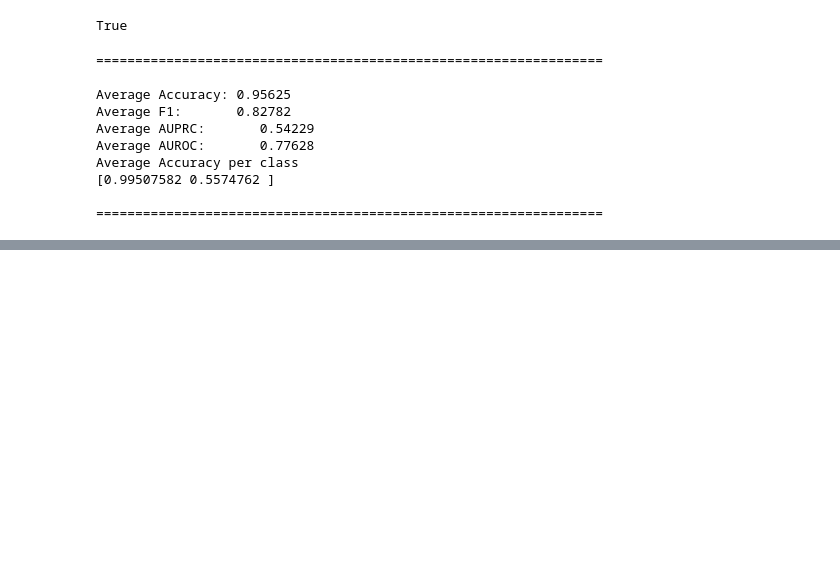
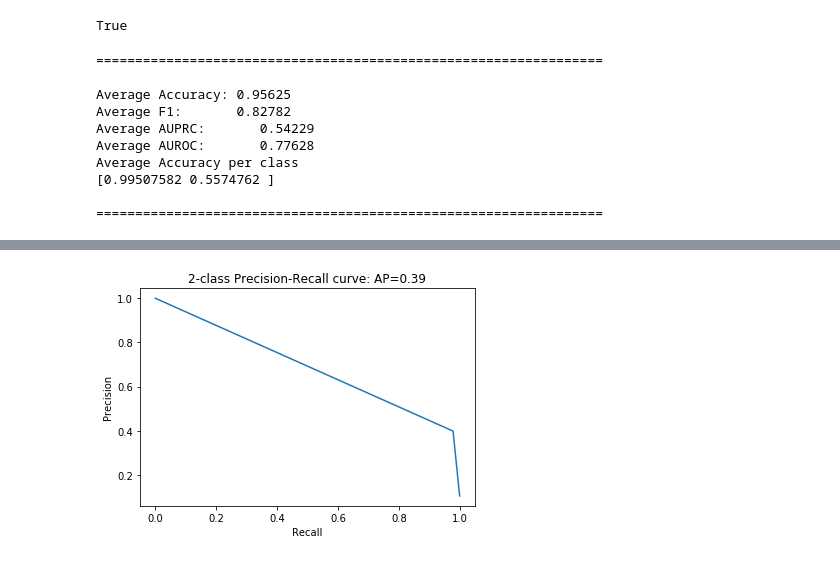
Before and after one commit to moserle/Splice-Site-Prediction, a Jupyter notebook: elegans_splice_site_prediction.ipynb, the cells around one changed output, grey strips where cells are left out. Cells and saved outputs as stored; diff of their text form; code cells hidden in the pictures; blank space fills up the shorter version.

```diff
--- a/elegans_splice_site_prediction.ipynb
+++ b/elegans_splice_site_prediction.ipynb
@@ -173,3 +165,13 @@ def cross_validation(model_wrapper, X, Y, folds=10, message=''):
     print("Average Accuracy per class")
     print(acc_per_class_a / i)
     print("\n=================================================================\n")
+# %%
+def plot_pr_curve(model_wrapper, X, Y):
+    p, r, t = precision_recall_curve(Y, model_wrapper.predict(X))
+    apc = average_precision_score(Y, model_wrapper.predict(X))
+    disp = plt.plot(r, p)
+    plt.title('2-class Precision-Recall curve: '
+                    'AP={0:0.2f}'.format(apc))
+    plt.xlabel('Recall')
+    plt.ylabel('Precision')
+    plt.show()
@@ -972,0 +1026,5 @@ Average Accuracy per class
+# %%
+random_forest_max9 = Sklearn_Model_Wrapper(BalancedRandomForestClassifier(max_depth=9, random_state=0))
+# %%
+random_forest_max9.fit(x_train, y_train)
+evaluate_model(random_forest_max9, x_test, y_test, verbose=True, model_name="random_forest-max-depth9")
@@ -972,0 +1050,4 @@ Average Accuracy per class
+# %%
+plot_pr_curve(random_forest_max9, x_test, y_test)
+# %% [output]
+[figure, added]
```
Also changed, not shown: parts of 49 cells of this notebook.
